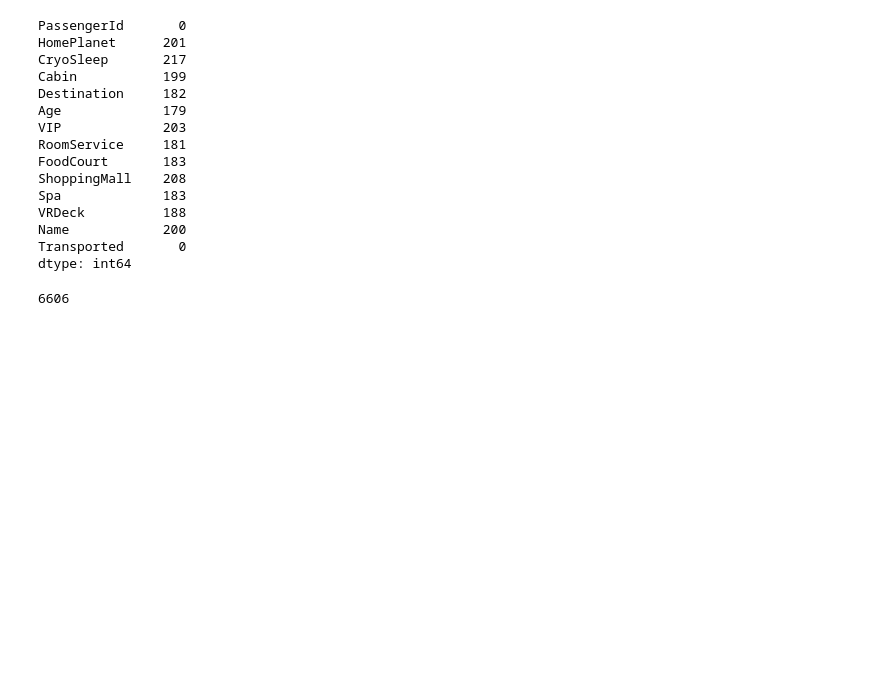
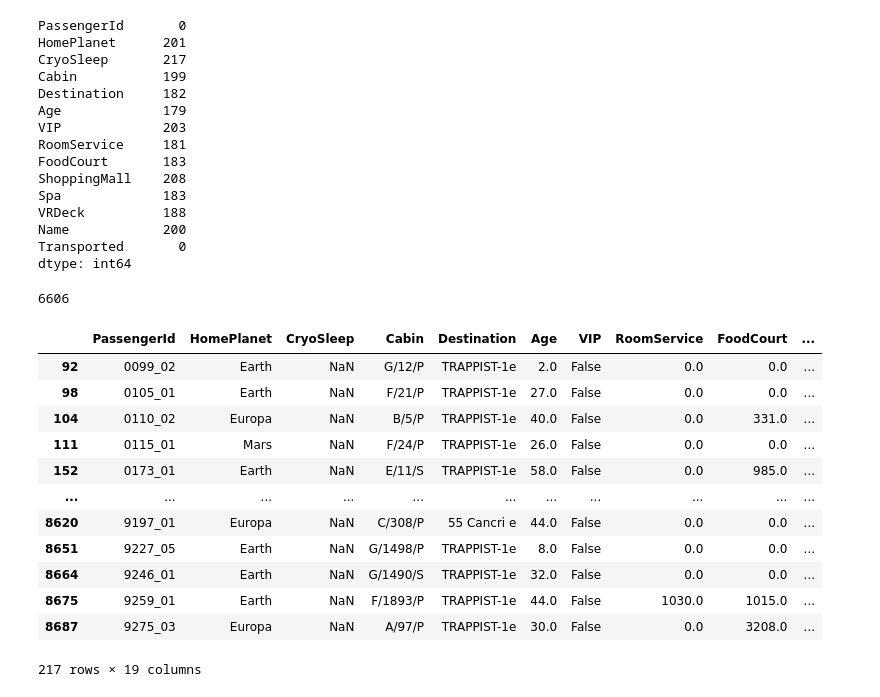
Before and after one commit to Dmytro1996/spaceship-titanic-kaggle, a Jupyter notebook: spaceship_titanic.ipynb, the cells around one changed output. Cells and saved outputs as stored; diff of their text form; code cells hidden in the pictures; blank space fills up the shorter version.

Commit message:
Added dummy data for cathegorical columns and replaced null values for some columns

```diff
--- a/spaceship_titanic.ipynb
+++ b/spaceship_titanic.ipynb
@@ -67,3 +67,11 @@ sns.countplot(sp_titanic, x = 'Destination', hue = 'Transported')
 plt.show()
 # %% [output]
 [figure]
+# %%
+def extractDeckNumSide(cabin):
+    cabin_split = [None, None, None]
+    if(type(cabin) == str):
+      cabin_split = cabin.split('/')
+    return cabin_split
+sp_titanic[['Deck', 'Num', 'Side']] = pd.DataFrame(sp_titanic['Cabin'].apply(lambda cabin: extractDeckNumSide(cabin)).tolist())
+sp_titanic.head()
@@ -96,3 +112,20 @@ dtype: int64
 len(sp_titanic.dropna())
 # %% [output]
 6606
+# %%
+sp_titanic[['CryoSleep_False', 'CryoSleep_True']] = pd.get_dummies(sp_titanic['CryoSleep'])
+sp_titanic[(sp_titanic['CryoSleep_False'] == False) & (sp_titanic['CryoSleep_True'] == False)]
+# %% [output]
+|  | PassengerId | HomePlanet | CryoSleep | Cabin | Destination | Age | VIP | RoomService | FoodCourt | ... |
+| 92 | 0099_02 | Earth | NaN | G/12/P | TRAPPIST-1e | 2.0 | False | 0.0 | 0.0 | ... |
+| 98 | 0105_01 | Earth | NaN | F/21/P | TRAPPIST-1e | 27.0 | False | 0.0 | 0.0 | ... |
+| 104 | 0110_02 | Europa | NaN | B/5/P | TRAPPIST-1e | 40.0 | False | 0.0 | 331.0 | ... |
+| 111 | 0115_01 | Mars | NaN | F/24/P | TRAPPIST-1e | 26.0 | False | 0.0 | 0.0 | ... |
+| 152 | 0173_01 | Earth | NaN | E/11/S | TRAPPIST-1e | 58.0 | False | 0.0 | 985.0 | ... |
+| ... | ... | ... | ... | ... | ... | ... | ... | ... | ... | ... |
+| 8620 | 9197_01 | Europa | NaN | C/308/P | 55 Cancri e | 44.0 | False | 0.0 | 0.0 | ... |
+| 8651 | 9227_05 | Earth | NaN | G/1498/P | TRAPPIST-1e | 8.0 | False | 0.0 | 0.0 | ... |
+| 8664 | 9246_01 | Earth | NaN | G/1490/S | TRAPPIST-1e | 32.0 | False | 0.0 | 0.0 | ... |
+| 8675 | 9259_01 | Earth | NaN | F/1893/P | TRAPPIST-1e | 44.0 | False | 1030.0 | 1015.0 | ... |
+| 8687 | 9275_03 | Europa | NaN | A/97/P | TRAPPIST-1e | 30.0 | False | 0.0 | 3208.0 | ... |
+217 rows × 19 columns
```
Also changed, not shown: parts of 5 cells of this notebook.
